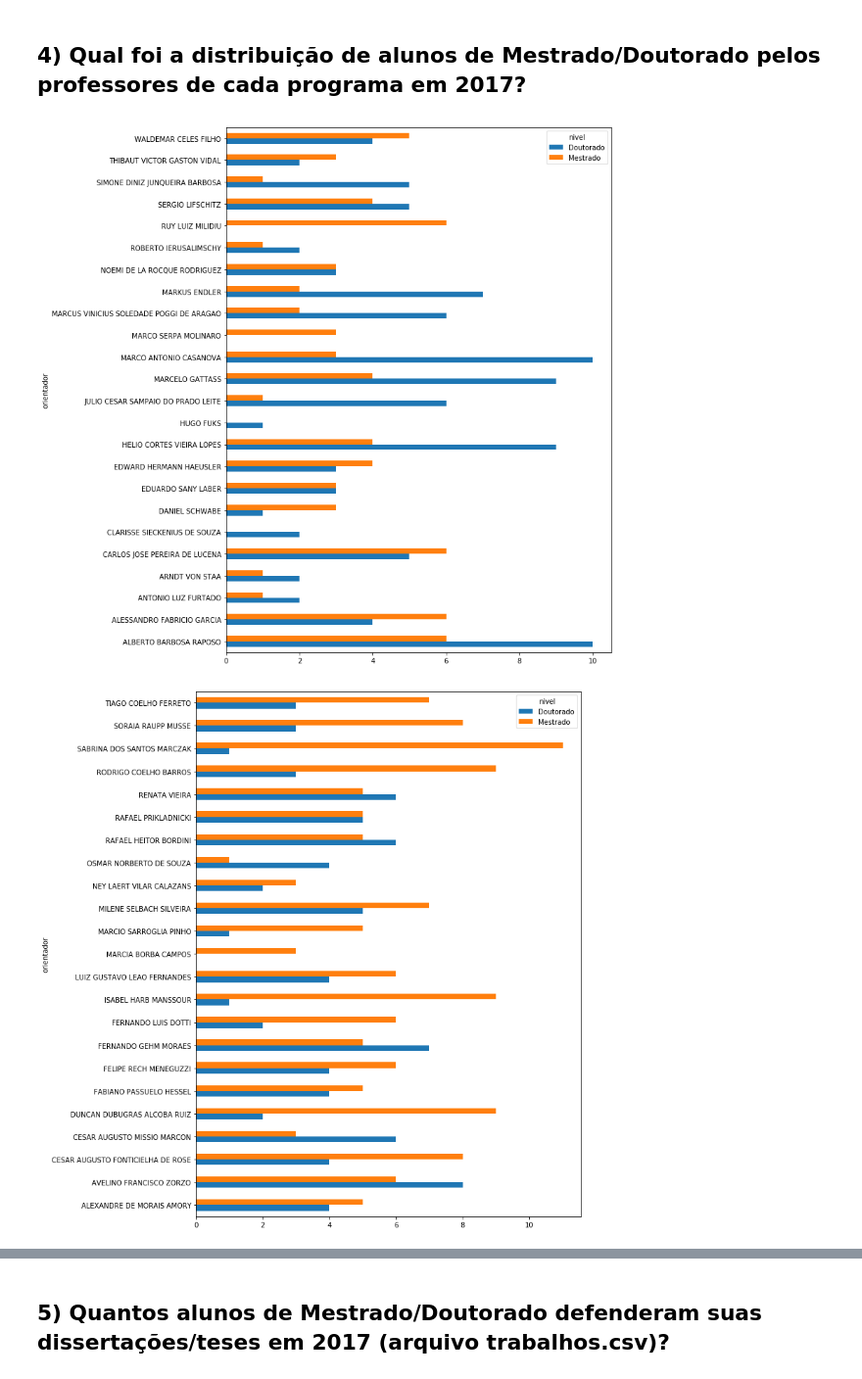
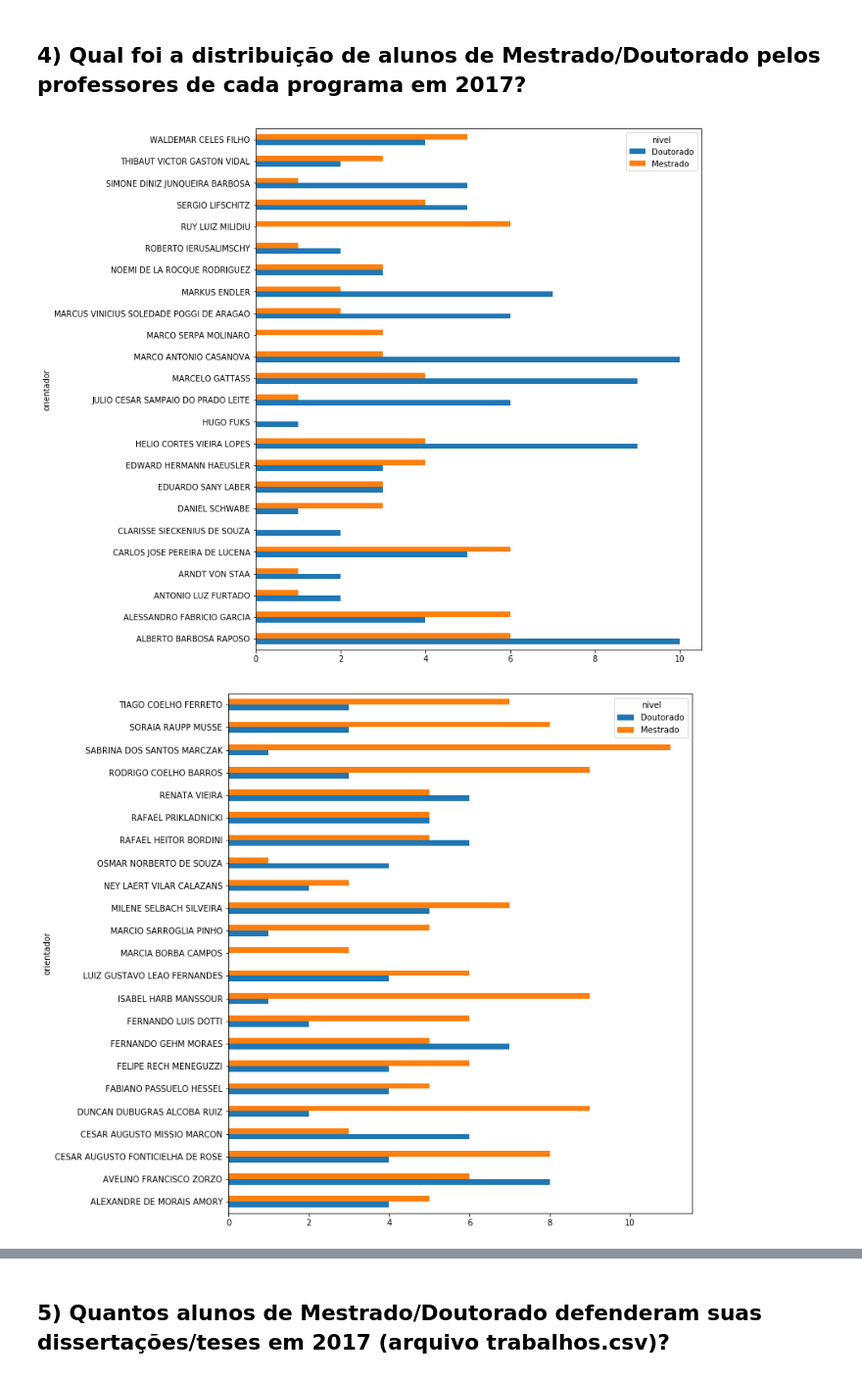
Before and after one commit to leotok/INF1032, a Jupyter notebook: T1-1.ipynb, the cells around one changed output, grey strips where cells are left out. Shown at 98% size. Cells and saved outputs as stored; diff of their text form; code cells hidden in the pictures.

```diff
--- a/T1-1.ipynb
+++ b/T1-1.ipynb
@@ -154,12 +154,12 @@ dtype: int64
 # %%
 aluno_prof = pd.merge(docentes, discentes, how='inner', left_on='nome', right_on='orientador')
 aluno_prof = aluno_prof[aluno_prof.nivel != 'Graduação']
 aluno_prof_dist = aluno_prof.groupby(['programa', 'orientador', 'nivel']).size().unstack('nivel').reset_index()
 aluno_prof_dist
 
 for p in aluno_prof.programa.unique():
     aluno_prof_dist_programa = aluno_prof_dist[aluno_prof_dist.programa == p].set_index('orientador')
-    aluno_prof_dist_programa.plot.barh(figsize=(10,len(aluno_prof_dist_programa.)))
+    aluno_prof_dist_programa.plot.barh(figsize=(10,len(aluno_prof_dist_programa.index.unique())/2))
 # %% [output]
-[figure, old version]
+[figure, new version]
-[figure, old version]
+[figure, new version]
```
Also changed, not shown: parts of 1 cell of this notebook.
